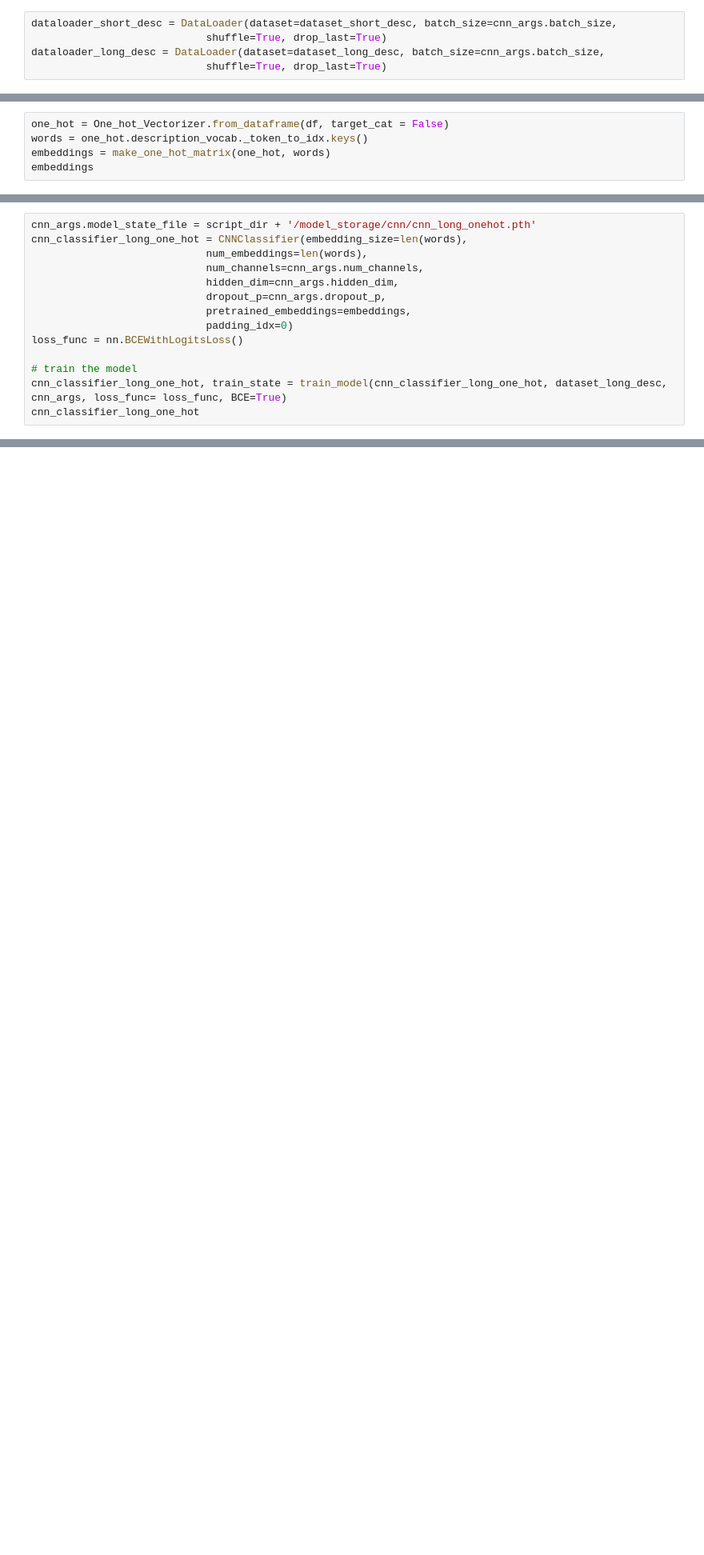
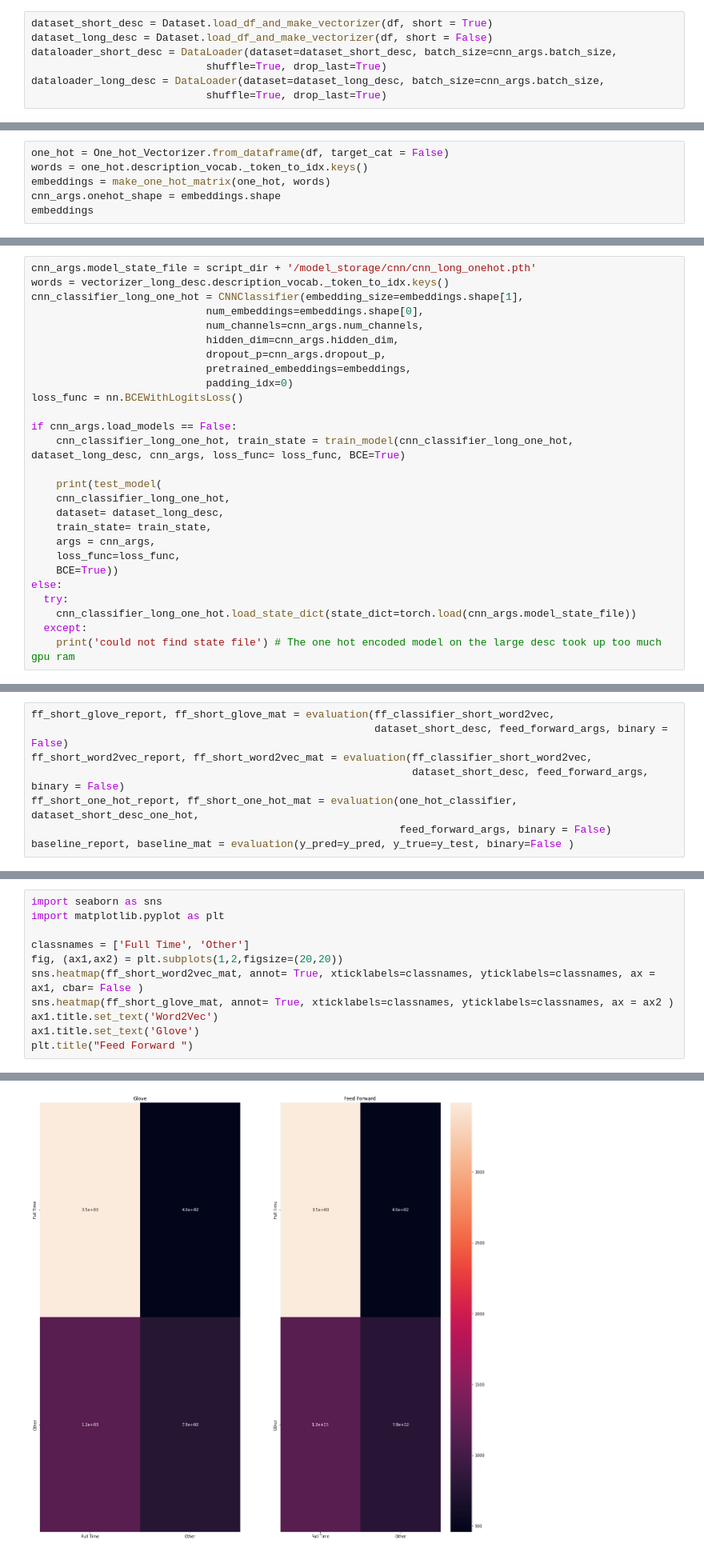
Before and after one commit to sigarS/NLP-for-document-classification-and-description-Generation, a Jupyter notebook: job_type_classification.ipynb, the cells around one changed output, grey strips where cells are left out. Shown at 80% size. Cells and saved outputs as stored; diff of their text form; blank space fills up the shorter version.

```diff
--- a/job_type_classification.ipynb
+++ b/job_type_classification.ipynb
@@ -1146,6 +1108,8 @@ print("Using CUDA: {}".format(cnn_args.cuda))
 # %% [output]
 Using CUDA: False
 # %%
+dataset_short_desc = Dataset.load_df_and_make_vectorizer(df, short = True)
+dataset_long_desc = Dataset.load_df_and_make_vectorizer(df, short = False)
 dataloader_short_desc = DataLoader(dataset=dataset_short_desc, batch_size=cnn_args.batch_size,
                             shuffle=True, drop_last=True)
 dataloader_long_desc = DataLoader(dataset=dataset_long_desc, batch_size=cnn_args.batch_size,
@@ -1347,4 +1372,5 @@ First create the one hot encoding vectorizer and the corresponding one hot embed
 one_hot = One_hot_Vectorizer.from_dataframe(df, target_cat = False)
 words = one_hot.description_vocab._token_to_idx.keys()
 embeddings = make_one_hot_matrix(one_hot, words)
+cnn_args.onehot_shape = embeddings.shape
 embeddings
@@ -1376,8 +1431,9 @@ test_model(
 #### Classifier on the full description
 # %%
 cnn_args.model_state_file = script_dir + '/model_storage/cnn/cnn_long_onehot.pth'
-cnn_classifier_long_one_hot = CNNClassifier(embedding_size=len(words),
-                            num_embeddings=len(words),
+words = vectorizer_long_desc.description_vocab._token_to_idx.keys()
+cnn_classifier_long_one_hot = CNNClassifier(embedding_size=embeddings.shape[1],
+                            num_embeddings=embeddings.shape[0],
                             num_channels=cnn_args.num_channels,
                             hidden_dim=cnn_args.hidden_dim,
                             dropout_p=cnn_args.dropout_p,
@@ -1385,6 +1441,18 @@ cnn_classifier_long_one_hot = CNNClassifier(embedding_size=len(words),
                             padding_idx=0)
 loss_func = nn.BCEWithLogitsLoss()
 
-# train the model
-cnn_classifier_long_one_hot, train_state = train_model(cnn_classifier_long_one_hot, dataset_long_desc, cnn_args, loss_func= loss_func, BCE=True)
-cnn_classifier_long_one_hot
+if cnn_args.load_models == False:
+    cnn_classifier_long_one_hot, train_state = train_model(cnn_classifier_long_one_hot, dataset_long_desc, cnn_args, loss_func= loss_func, BCE=True)
+
+    print(test_model(
+    cnn_classifier_long_one_hot,
+    dataset= dataset_long_desc,
+    train_state= train_state,
+    args = cnn_args,
+    loss_func=loss_func,
+    BCE=True))
+else:
+  try:
+    cnn_classifier_long_one_hot.load_state_dict(state_dict=torch.load(cnn_args.model_state_file))
+  except:
+    print('could not find state file') # The one hot encoded model on the large desc took up too much gpu ram
@@ -1398,0 +1589,8 @@ test_model(
+# %%
+ff_short_glove_report, ff_short_glove_mat = evaluation(ff_classifier_short_word2vec,
+                                                       dataset_short_desc, feed_forward_args, binary = False)
+ff_short_word2vec_report, ff_short_word2vec_mat = evaluation(ff_classifier_short_word2vec,
+                                                             dataset_short_desc, feed_forward_args, binary = False)
+ff_short_one_hot_report, ff_short_one_hot_mat = evaluation(one_hot_classifier, dataset_short_desc_one_hot,
+                                                           feed_forward_args, binary = False)
+baseline_report, baseline_mat = evaluation(y_pred=y_pred, y_true=y_test, binary=False )
@@ -1398,0 +1608,12 @@ test_model(
+# %%
+import seaborn as sns
+import matplotlib.pyplot as plt
+
+classnames = ['Full Time', 'Other']
+fig, (ax1,ax2) = plt.subplots(1,2,figsize=(20,20))
+sns.heatmap(ff_short_word2vec_mat, annot= True, xticklabels=classnames, yticklabels=classnames, ax = ax1, cbar= False )
+sns.heatmap(ff_short_glove_mat, annot= True, xticklabels=classnames, yticklabels=classnames, ax = ax2 )
+ax1.title.set_text('Word2Vec')
+ax1.title.set_text('Glove')
+plt.title("Feed Forward ")
+# %% [output]
@@ -1398,0 +1621 @@ test_model(
+[figure, added]
```
Also changed, not shown: parts of 75 cells of this notebook, 3 other files.
